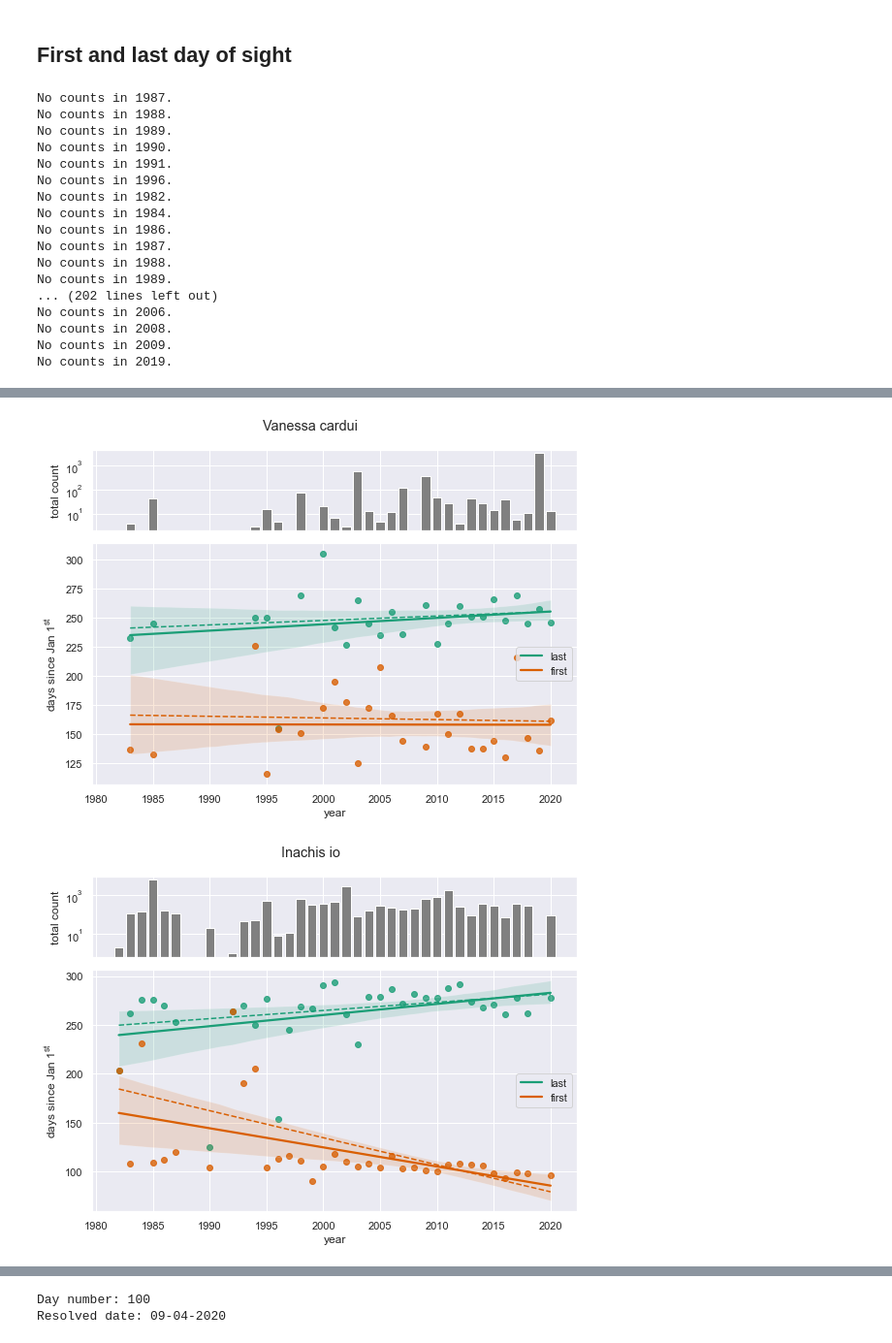
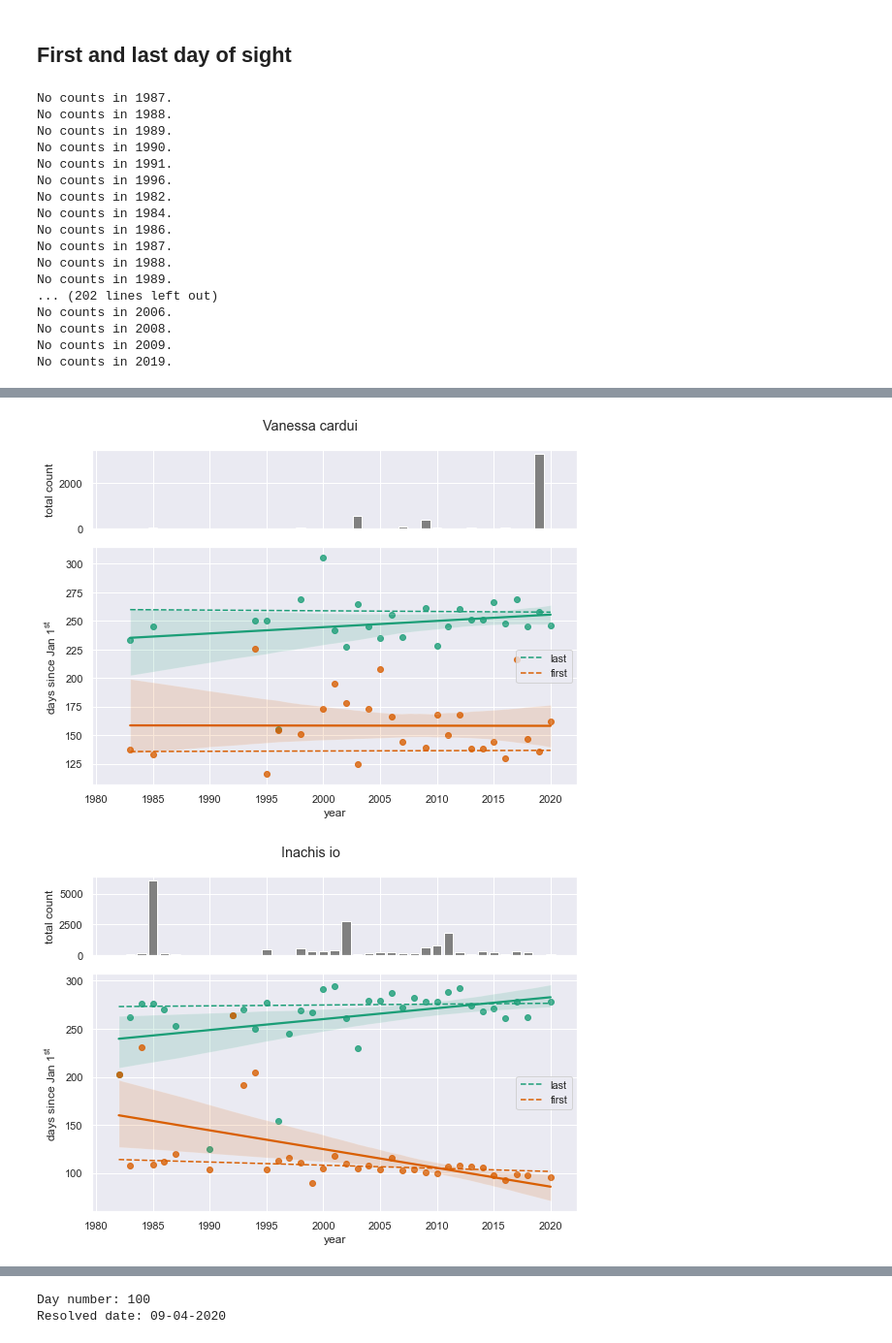
Before and after one commit to gtlab-barcelona/robert, a Jupyter notebook: code/further_analysis.ipynb, the cells around one changed output, grey strips where cells are left out. Shown at 97% size. Drawn from its saved outputs; the diff is of its cells as text; code cells hidden in the pictures.

Commit message:
corrected weights in linear regression

```diff
--- a/code/further_analysis.ipynb
+++ b/code/further_analysis.ipynb
@@ -85,30 +85,35 @@ for s in sheets:
     df = species_summed[s]
     first[s], last[s] = first_last_day(df)
 
-    # weighted linear regression
-    yf = first[s][np.logical_not(np.isnan(first[s]))]
-    X_yearsf = years[np.logical_not(np.isnan(first[s]))].reshape(-1,1)
+    # WEIGHTED LINEAR REGRESSION
+    # define index to sort out nan's
+    index = np.logical_not(np.isnan(first[s]))
+    X_years = years[index].reshape(-1,1)
+    # define weights as total count per year
+    wghts = total_year[s][index]
+    # first day of sight
+    yf = first[s][index]
     regr_first = LinearRegression()
-    regr_first.fit(X=X_yearsf, y=yf, sample_weight=yf)
-
-    yl = last[s][np.logical_not(np.isnan(last[s]))]
-    X_yearsl = years[np.logical_not(np.isnan(last[s]))].reshape(-1,1)
+    regr_first.fit(X=X_years, y=yf, sample_weight=wghts)
+    # last day of sight
+    yl = last[s][index]
     regr_last = LinearRegression()
-    regr_last.fit(X=X_yearsl, y=yl, sample_weight=yl)
+    regr_last.fit(X=X_years, y=yl, sample_weight=wghts)
 
     # and plotting...
     f, axs = plt.subplots(2, 1, sharex=True, gridspec_kw={'height_ratios': [1, 3]}, figsize=(8, 6))
     axs[0].bar(years, total_year[s], color='grey')
-    axs[0].set_yscale('log')
+    #axs[0].set_yscale('log')
     axs[0].set_ylabel('total count')
 
+    axs[1].plot(X_years, regr_last.predict(X_years), color=cm.Dark2(c[0]), ls='--')
+    axs[1].plot(X_years, regr_first.predict(X_years), color=cm.Dark2(c[1]), ls='--')
+    # legend refers to the previously plotted functions (!)
+    axs[1].legend(labels=['last', 'first'], loc='center right')
     sns.regplot(x=years, y=last[s], ax=axs[1])
     sns.regplot(x=years, y=first[s], ax=axs[1])
-    axs[1].plot(X_yearsl, regr_last.predict(X_yearsl), color=cm.Dark2(c[0]), ls='--')
-    axs[1].plot(X_yearsf, regr_first.predict(X_yearsf), color=cm.Dark2(c[1]), ls='--')
     axs[1].set_ylabel(r'days since Jan 1$^\mathregular{st}$')
     axs[1].set_xlabel('year')
-    axs[1].legend(labels=['last', 'first'], loc='center right')
     f.suptitle(f'{s}')
     f.tight_layout()
     f.savefig(f'../figs/species_kaliningrad_first-last-day/{s}.pdf')
@@ -134,2 +139,2 @@ No counts in 2019.
-[figure, old version]
+[figure, new version]
-[figure, old version]
+[figure, new version]
```
Also changed, not shown: parts of 1 cell of this notebook, 22 other files.
